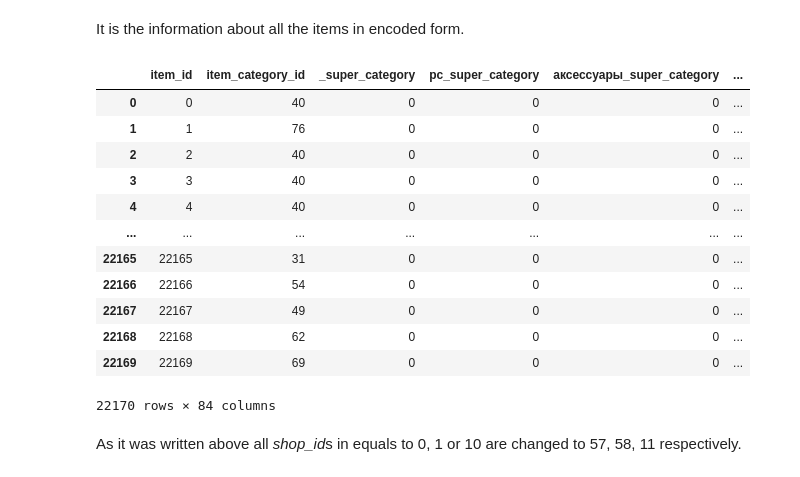
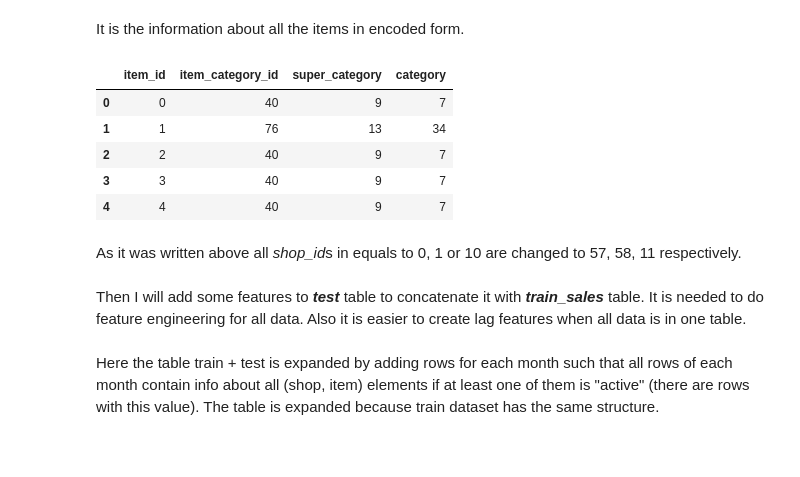
Before and after one commit to vkhmara/EPAM-Internship, a Jupyter notebook: Predict future sales/EDA future sales.ipynb, the cells around one changed output. Drawn from its saved outputs; the diff is of its cells as text; code cells hidden in the pictures; blank space fills up the shorter version.

```diff
--- a/Predict future sales/EDA future sales.ipynb
+++ b/Predict future sales/EDA future sales.ipynb
@@ -519,8 +749,3 @@ from sklearn.preprocessing import OneHotEncoder
 # %%
 shops_1 = shop_city_type_name_features.reset_index().rename(columns={'index': 'shop_id'})
-for col, table in zip(['city', 'shop_type', 'shop_name'], [city, shop_type, shop_name]):
-    encoder = OneHotEncoder(sparse=False)
-    codes = encoder.fit_transform(shops_1[[col]])
-    shops_1[table[col] + f'_{col}'] = codes
-shops_1.drop(columns=['city', 'shop_type', 'shop_name'], inplace=True)
 # %%
@@ -589,8 +835,3 @@ Then let's encode all the two features via OneHotEncoding as they are not ordere
 # %%
 item_categories_1 = super_and_simple_categories.reset_index().rename(columns={'index': 'item_category_id'})
-for col, table in zip(['super_category', 'category'], [super_category, category]):
-    encoder = OneHotEncoder(sparse=False)
-    codes = encoder.fit_transform(item_categories_1[[col]])
-    item_categories_1[table[col] + f'_{col}'] = codes
-item_categories_1.drop(columns=['super_category', 'category'], inplace=True)
 # %% [markdown]
@@ -606,22 +854,17 @@ It is the information about all the items in encoded form.
 # %%
 full_items_info = items.drop(columns=['item_name']).merge(item_categories_1, how='left', on='item_category_id')
 # %%
-full_items_info
+full_items_info.head()
 # %% [output]
-|  | item_id | item_category_id | _super_category | pc_super_category | аксессуары_super_category | ... |
-| 0 | 0 | 40 | 0 | 0 | 0 | ... |
-| 1 | 1 | 76 | 0 | 0 | 0 | ... |
-| 2 | 2 | 40 | 0 | 0 | 0 | ... |
-| 3 | 3 | 40 | 0 | 0 | 0 | ... |
-| 4 | 4 | 40 | 0 | 0 | 0 | ... |
-| ... | ... | ... | ... | ... | ... | ... |
-| 22165 | 22165 | 31 | 0 | 0 | 0 | ... |
-| 22166 | 22166 | 54 | 0 | 0 | 0 | ... |
-| 22167 | 22167 | 49 | 0 | 0 | 0 | ... |
-| 22168 | 22168 | 62 | 0 | 0 | 0 | ... |
-| 22169 | 22169 | 69 | 0 | 0 | 0 | ... |
+|  | item_id | item_category_id | super_category | category |
+| 0 | 0 | 40 | 9 | 7 |
+| 1 | 1 | 76 | 13 | 34 |
+| 2 | 2 | 40 | 9 | 7 |
+| 3 | 3 | 40 | 9 | 7 |
+| 4 | 4 | 40 | 9 | 7 |
-22170 rows × 84 columns
 # %% [markdown]
 As it was written above all *shop_id*s in equals to 0, 1 or 10 are changed to 57, 58, 11 respectively.
 # %%
 sales_train.shop_id.replace(to_replace=[0, 1, 10], value=[57, 58, 11], inplace=True)
+# %% [markdown]
+Then I will add some features to ***test*** table to concatenate it with ***train_sales*** table. It is needed to do feature engineering for all data. Also it is easier to create lag features when all data is in one table.
@@ -627,0 +877,2 @@ sales_train.shop_id.replace(to_replace=[0, 1, 10], value=[57, 58, 11], inplace=T
+# %% [markdown]
+Here the table train + test is expanded by adding rows for each month such that all rows of each month contain info about all (shop, item) elements if at least one of them is "active" (there are rows with this value). The table is expanded because train dataset has the same structure.
```
Also changed, not shown: parts of 100 cells of this notebook.
